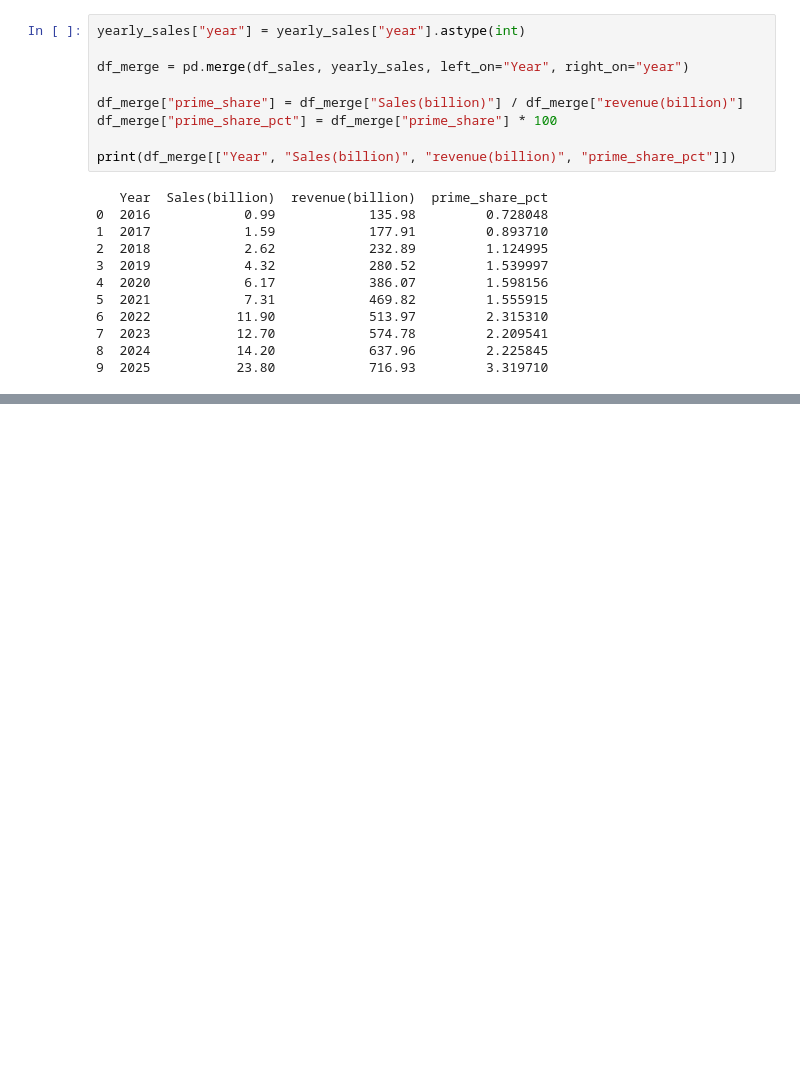
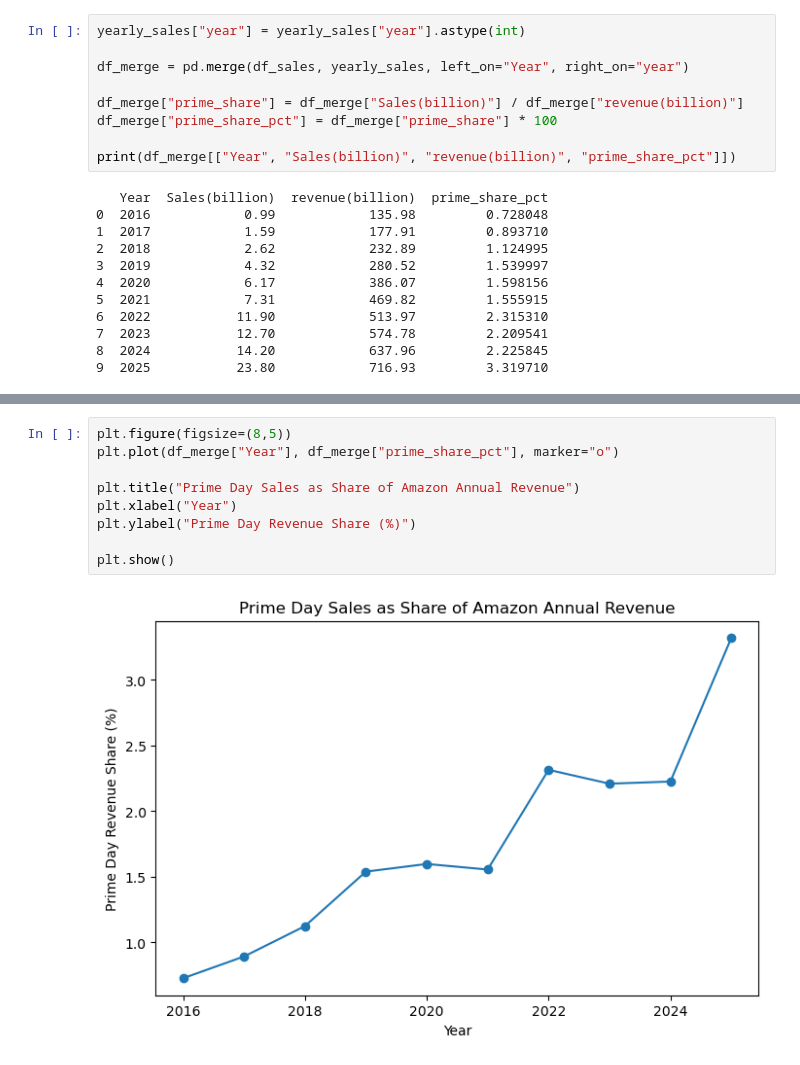
Before and after one commit to yunchen999/Amazon-prime-day, a Jupyter notebook: amazon.ipynb, the cells around one changed output, grey strips where cells are left out. Drawn from its saved outputs; the diff is of its cells as text; blank space fills up the shorter version.

```diff
--- a/amazon.ipynb
+++ b/amazon.ipynb
@@ -104,0 +118,11 @@ print(df_merge[["Year", "Sales(billion)", "revenue(billion)", "prime_share_pct"]
+# %%
+plt.figure(figsize=(8,5))
+plt.plot(df_merge["Year"], df_merge["prime_share_pct"], marker="o")
+
+plt.title("Prime Day Sales as Share of Amazon Annual Revenue")
+plt.xlabel("Year")
+plt.ylabel("Prime Day Revenue Share (%)")
+
+plt.show()
+# %% [output]
+[figure, added]
```
Also changed, not shown: parts of 4 cells of this notebook.
